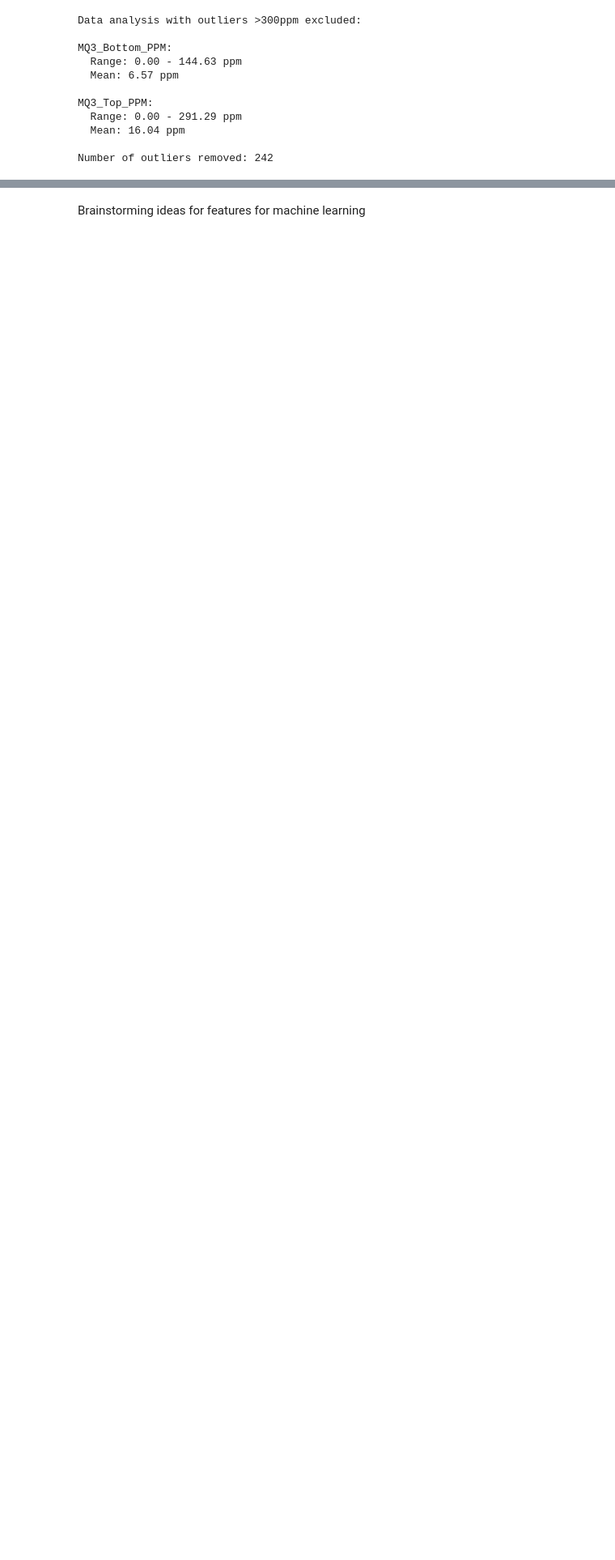
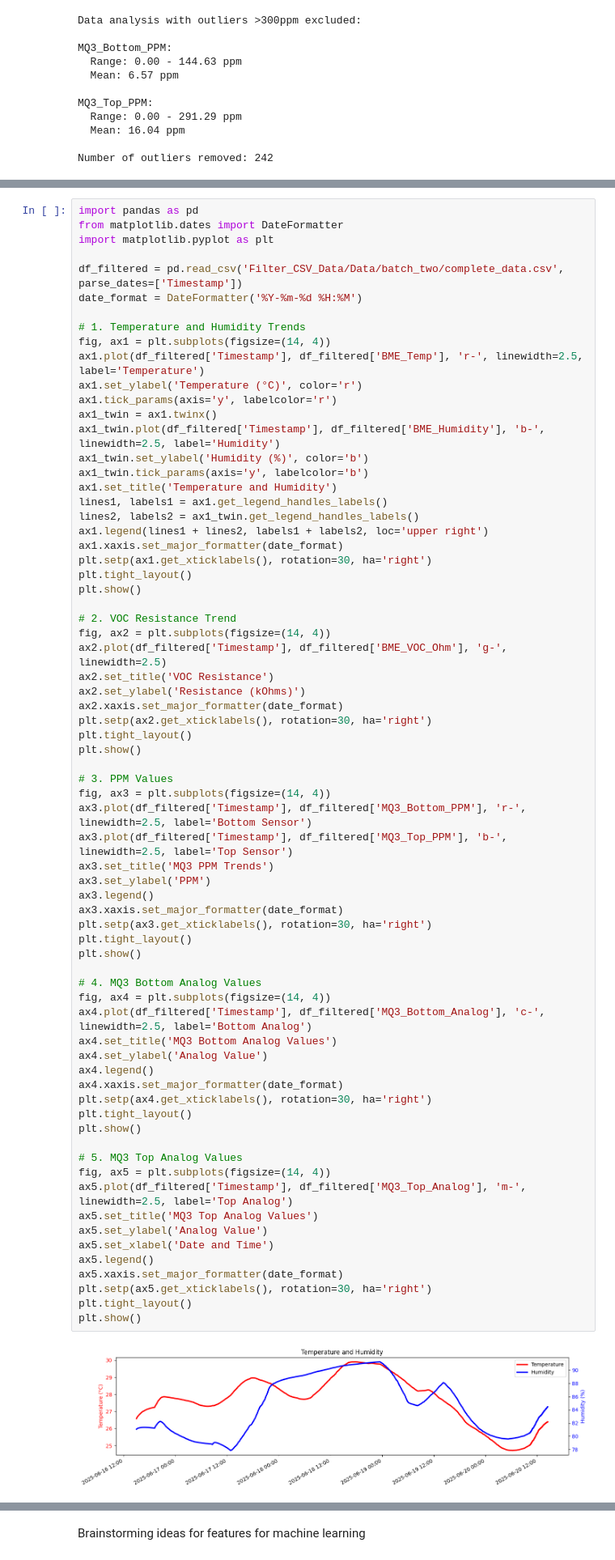
Before and after one commit to Ciaranm1999/E-Nose, a Jupyter notebook: Data_Filtering_Plotting.ipynb, the cells around one changed output, grey strips where cells are left out. Shown at 81% size. Saved outputs shown, nothing was run; the diff lists cells and outputs as text; blank space fills up the shorter version.

```diff
--- a/Data_Filtering_Plotting.ipynb
+++ b/Data_Filtering_Plotting.ipynb
@@ -519,0 +369,72 @@ print(f"Correlation (Top Analog vs Top PPM from Analog, normalized & smoothed):
+# %%
+import pandas as pd
+from matplotlib.dates import DateFormatter
+import matplotlib.pyplot as plt
+
+df_filtered = pd.read_csv('Filter_CSV_Data/Data/batch_two/complete_data.csv', parse_dates=['Timestamp'])
+date_format = DateFormatter('%Y-%m-%d %H:%M')
+
+# 1. Temperature and Humidity Trends
+fig, ax1 = plt.subplots(figsize=(14, 4))
+ax1.plot(df_filtered['Timestamp'], df_filtered['BME_Temp'], 'r-', linewidth=2.5, label='Temperature')
+ax1.set_ylabel('Temperature (°C)', color='r')
+ax1.tick_params(axis='y', labelcolor='r')
+ax1_twin = ax1.twinx()
+ax1_twin.plot(df_filtered['Timestamp'], df_filtered['BME_Humidity'], 'b-', linewidth=2.5, label='Humidity')
+ax1_twin.set_ylabel('Humidity (%)', color='b')
+ax1_twin.tick_params(axis='y', labelcolor='b')
+ax1.set_title('Temperature and Humidity')
+lines1, labels1 = ax1.get_legend_handles_labels()
+lines2, labels2 = ax1_twin.get_legend_handles_labels()
+ax1.legend(lines1 + lines2, labels1 + labels2, loc='upper right')
+ax1.xaxis.set_major_formatter(date_format)
+plt.setp(ax1.get_xticklabels(), rotation=30, ha='right')
+plt.tight_layout()
+plt.show()
+
+# 2. VOC Resistance Trend
+fig, ax2 = plt.subplots(figsize=(14, 4))
+ax2.plot(df_filtered['Timestamp'], df_filtered['BME_VOC_Ohm'], 'g-', linewidth=2.5)
+ax2.set_title('VOC Resistance')
+ax2.set_ylabel('Resistance (kOhms)')
+ax2.xaxis.set_major_formatter(date_format)
+plt.setp(ax2.get_xticklabels(), rotation=30, ha='right')
+plt.tight_layout()
+plt.show()
+
+# 3. PPM Values
+fig, ax3 = plt.subplots(figsize=(14, 4))
+ax3.plot(df_filtered['Timestamp'], df_filtered['MQ3_Bottom_PPM'], 'r-', linewidth=2.5, label='Bottom Sensor')
+ax3.plot(df_filtered['Timestamp'], df_filtered['MQ3_Top_PPM'], 'b-', linewidth=2.5, label='Top Sensor')
+ax3.set_title('MQ3 PPM Trends')
+ax3.set_ylabel('PPM')
+ax3.legend()
+ax3.xaxis.set_major_formatter(date_format)
+plt.setp(ax3.get_xticklabels(), rotation=30, ha='right')
+plt.tight_layout()
+plt.show()
+
+# 4. MQ3 Bottom Analog Values
+fig, ax4 = plt.subplots(figsize=(14, 4))
+ax4.plot(df_filtered['Timestamp'], df_filtered['MQ3_Bottom_Analog'], 'c-', linewidth=2.5, label='Bottom Analog')
+ax4.set_title('MQ3 Bottom Analog Values')
+ax4.set_ylabel('Analog Value')
+ax4.legend()
+ax4.xaxis.set_major_formatter(date_format)
+plt.setp(ax4.get_xticklabels(), rotation=30, ha='right')
+plt.tight_layout()
+plt.show()
+
+# 5. MQ3 Top Analog Values
+fig, ax5 = plt.subplots(figsize=(14, 4))
+ax5.plot(df_filtered['Timestamp'], df_filtered['MQ3_Top_Analog'], 'm-', linewidth=2.5, label='Top Analog')
+ax5.set_title('MQ3 Top Analog Values')
+ax5.set_ylabel('Analog Value')
+ax5.set_xlabel('Date and Time')
+ax5.legend()
+ax5.xaxis.set_major_formatter(date_format)
+plt.setp(ax5.get_xticklabels(), rotation=30, ha='right')
+plt.tight_layout()
+plt.show()
+# %% [output]
+[figure, added]
```
Also changed, not shown: parts of 8 cells of this notebook, 3 other files.
